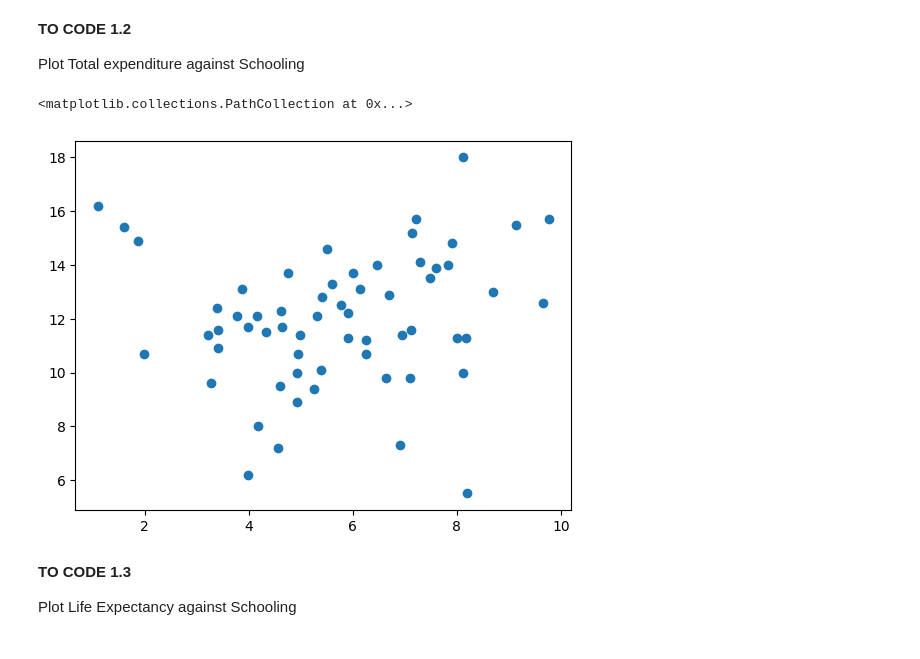
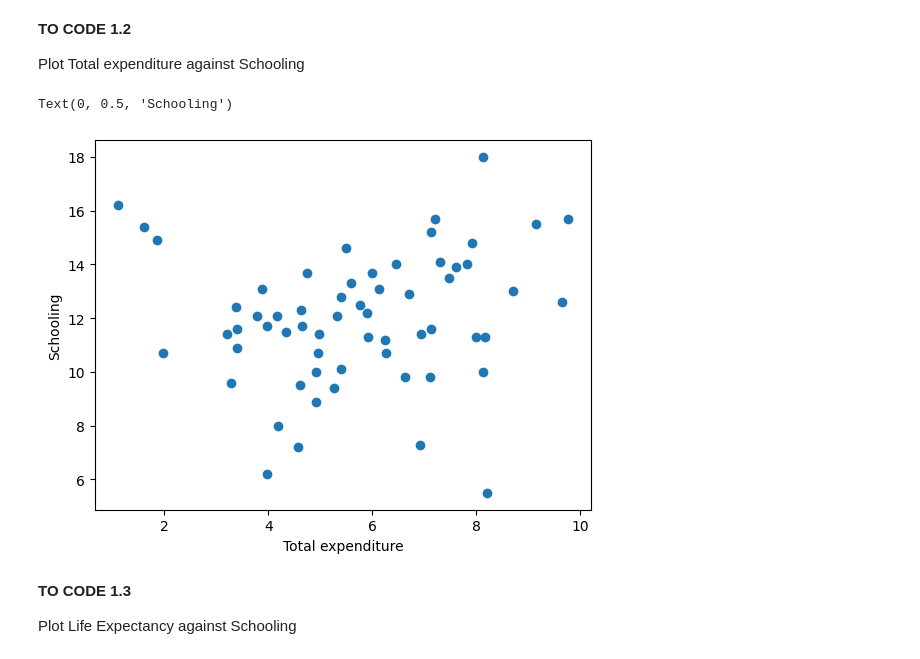
Before and after one commit to MurphLaws/Exp, a Jupyter notebook: TP2_Classification.ipynb, the cells around one changed output. Cells and saved outputs as stored; diff of their text form; code cells hidden in the pictures.

```diff
--- a/TP2_Classification.ipynb
+++ b/TP2_Classification.ipynb
@@ -37,7 +37,7 @@ import matplotlib.colors
 import numpy as np
 
 
-df = pd.read_csv("/workspaces/Basic_Data_Classification/Life_Expectancy_Data.csv")
+df = pd.read_csv("/workspaces/Exp/data/Life_Expectancy_Data.csv")
 df = df.dropna()
 df.info()
 
@@ -84,9 +90,11 @@ Is this feature space easily separable? Justify your response
 Plot Total expenditure against Schooling
 # %%
 plt.scatter(df1.Total_expenditure, df1.Schooling)
+plt.xlabel('Total expenditure')
+plt.ylabel('Schooling')
 # %% [output]
-<matplotlib.collections.PathCollection at 0x...>
+Text(0, 0.5, 'Schooling')
-[figure, old version]
+[figure, new version]
 # %% [markdown]
 **TO CODE 1.3**
 
```
Also changed, not shown: parts of 9 cells of this notebook, 2 other files.
